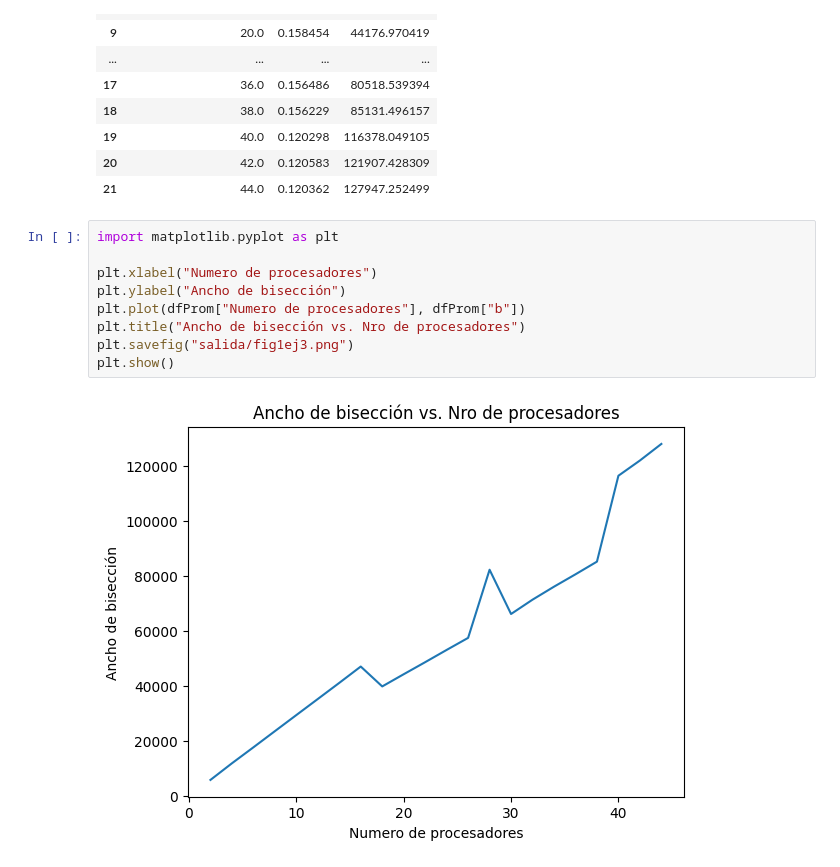
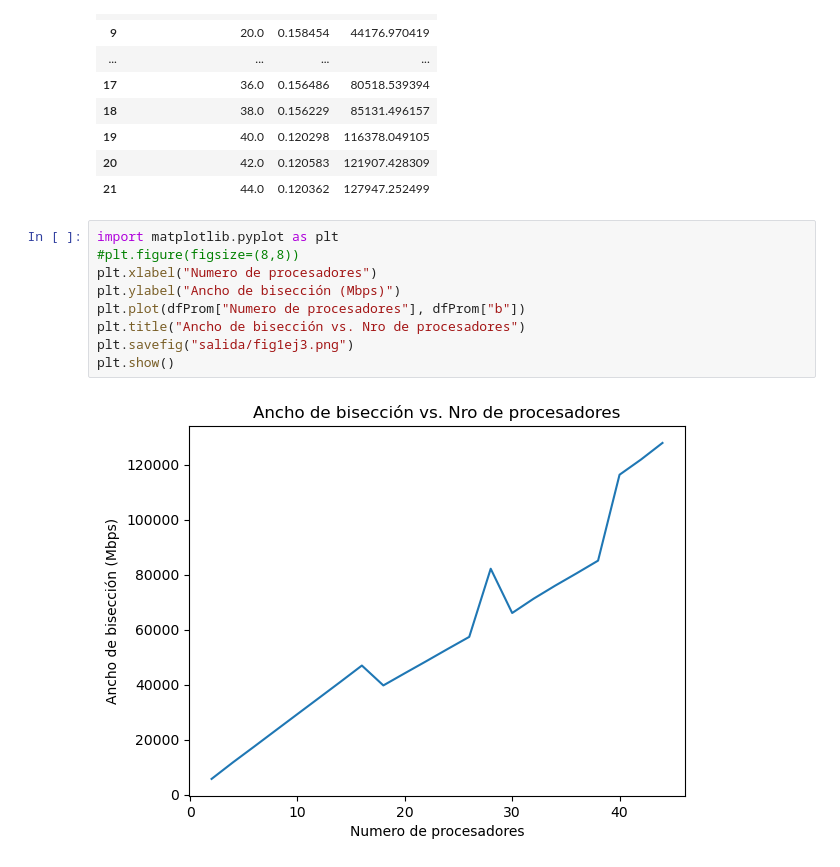
Before and after one commit to justog220/Practica-CAR, a Jupyter notebook: TP 1/EJ 3/análisis.ipynb, the cells around one changed output. Saved outputs shown, nothing was run; the diff lists cells and outputs as text.

```diff
--- a/TP 1/EJ 3/análisis.ipynb
+++ b/TP 1/EJ 3/análisis.ipynb
@@ -86,14 +86,14 @@ dfProm
 | 21 | 44.0 | 0.120362 | 127947.252499 |
 # %%
 import matplotlib.pyplot as plt
-
+#plt.figure(figsize=(8,8))
 plt.xlabel("Numero de procesadores")
-plt.ylabel("Ancho de bisección")
+plt.ylabel("Ancho de bisección (Mbps)")
 plt.plot(dfProm["Numero de procesadores"], dfProm["b"])
 plt.title("Ancho de bisección vs. Nro de procesadores")
 plt.savefig("salida/fig1ej3.png")
 plt.show()
 # %% [output]
-[figure, old version]
+[figure, new version]
 # %%
 plt.xlabel("Numero de procesadores")
```
Also changed, not shown: parts of 3 cells of this notebook, 12 other files.
